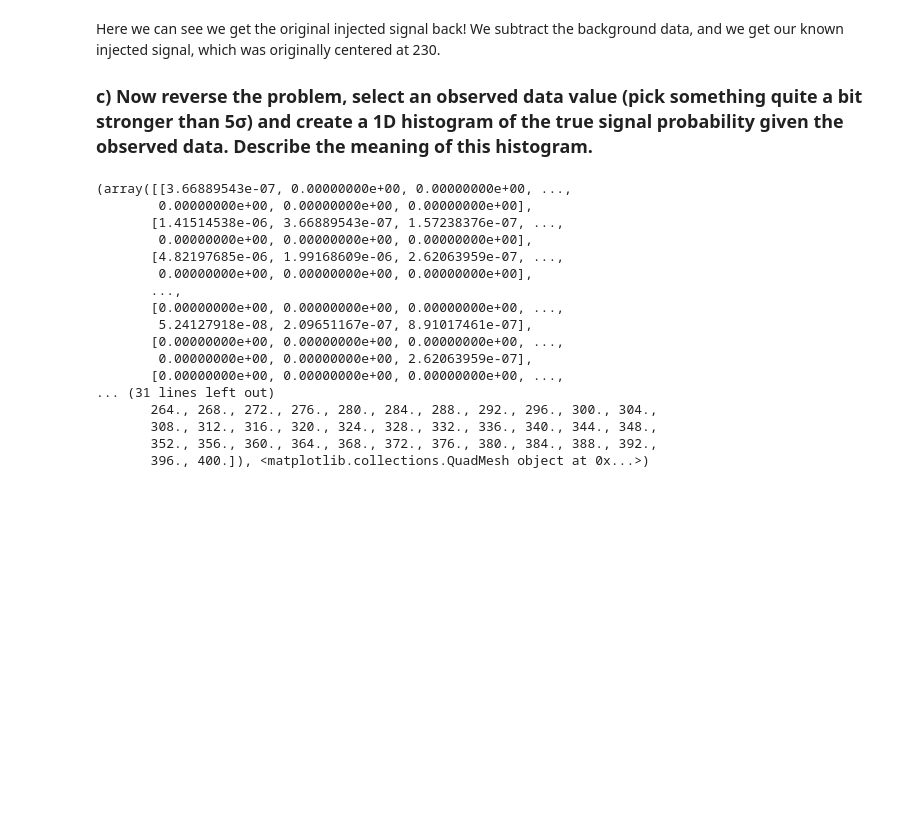
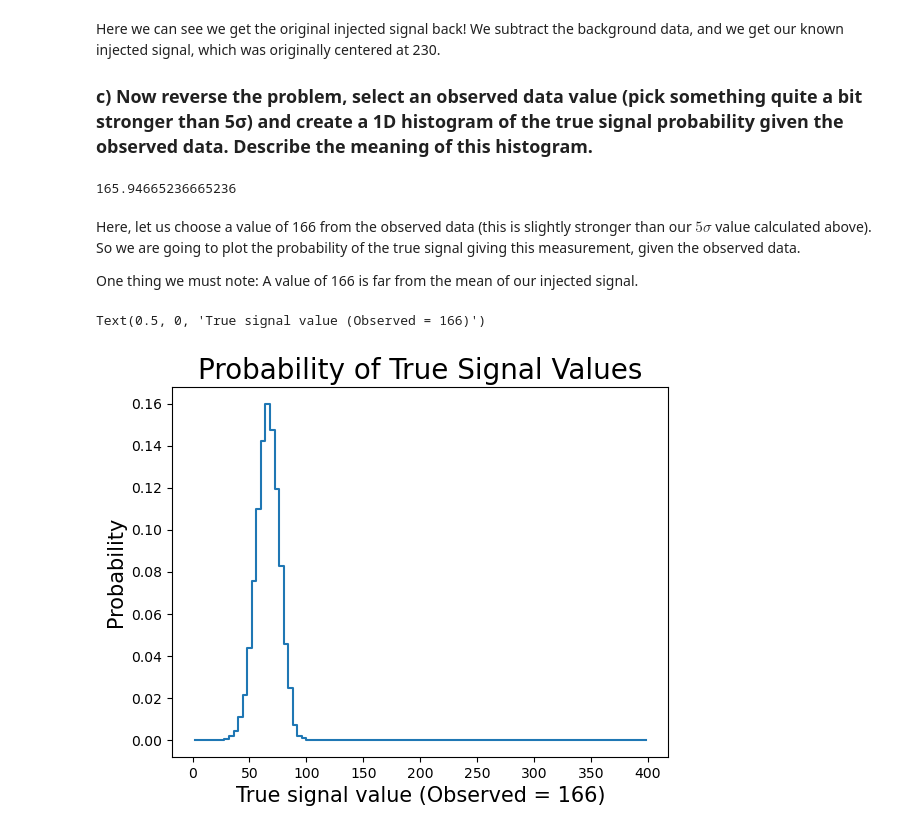
Before and after one commit to Mick-Ross/Computational-Data-Analysis, a Jupyter notebook: Lab 6/Lab 6.ipynb, the cells around one changed output. Cells and saved outputs as stored; diff of their text form; code cells hidden in the pictures; blank space fills up the shorter version.

```diff
--- a/Lab 6/Lab 6.ipynb
+++ b/Lab 6/Lab 6.ipynb
@@ -120,22 +119,21 @@ Text(0.5, 1.0, 'Subtracted Data')
 Here we can see we get the original injected signal back! We subtract the background data, and we get our known injected signal, which was originally centered at 230.
 
 ### c) Now reverse the problem, select an observed data value (pick something quite a bit stronger than 5σ) and create a 1D histogram of the true signal probability given the observed data. Describe the meaning of this histogram.
+# %%
+datacenters[20]
+# %% [output]
+165.94665236665236
+# %% [markdown]
+Here, let us choose a value of 166 from the observed data (this is slightly stronger than our $5\sigma$ value calculated above). So we are going to plot the probability of the true signal giving this measurement, given the observed data.
+
+One thing we must note:
+A value of 166 is far from the mean of our injected signal.
 # %%
+plt.step(signalcenters, h[20, :]/sum(h[20, :]), where = 'mid')
+
+plt.title('Probability of True Signal Values', fontsize = 20)
+plt.ylabel('Probability', fontsize = 15)
+plt.xlabel('True signal value (Observed = 166)', fontsize = 15)
 # %% [output]
-(array([[3.66889543e-07, 0.00000000e+00, 0.00000000e+00, ...,
-        0.00000000e+00, 0.00000000e+00, 0.00000000e+00],
-       [1.41514538e-06, 3.66889543e-07, 1.57238376e-07, ...,
-        0.00000000e+00, 0.00000000e+00, 0.00000000e+00],
-       [4.82197685e-06, 1.99168609e-06, 2.62063959e-07, ...,
-        0.00000000e+00, 0.00000000e+00, 0.00000000e+00],
-       ...,
-       [0.00000000e+00, 0.00000000e+00, 0.00000000e+00, ...,
-        5.24127918e-08, 2.09651167e-07, 8.91017461e-07],
-       [0.00000000e+00, 0.00000000e+00, 0.00000000e+00, ...,
-        0.00000000e+00, 0.00000000e+00, 2.62063959e-07],
-       [0.00000000e+00, 0.00000000e+00, 0.00000000e+00, ...,
-... (31 lines left out)
-       264., 268., 272., 276., 280., 284., 288., 292., 296., 300., 304.,
-       308., 312., 316., 320., 324., 328., 332., 336., 340., 344., 348.,
-       352., 356., 360., 364., 368., 372., 376., 380., 384., 388., 392.,
-       396., 400.]), <matplotlib.collections.QuadMesh object at 0x...>)
+Text(0.5, 0, 'True signal value (Observed = 166)')
+[figure, added]
```
Also changed, not shown: parts of 16 cells of this notebook.
